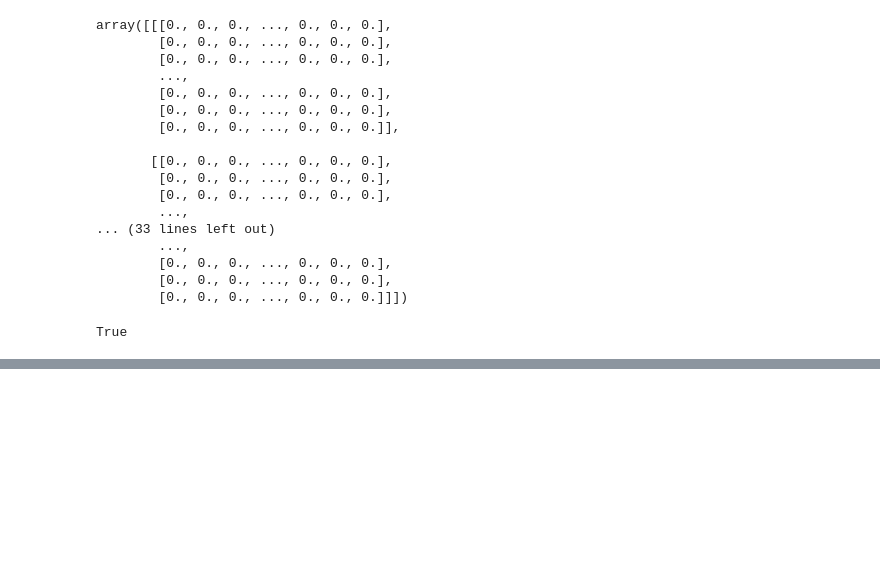
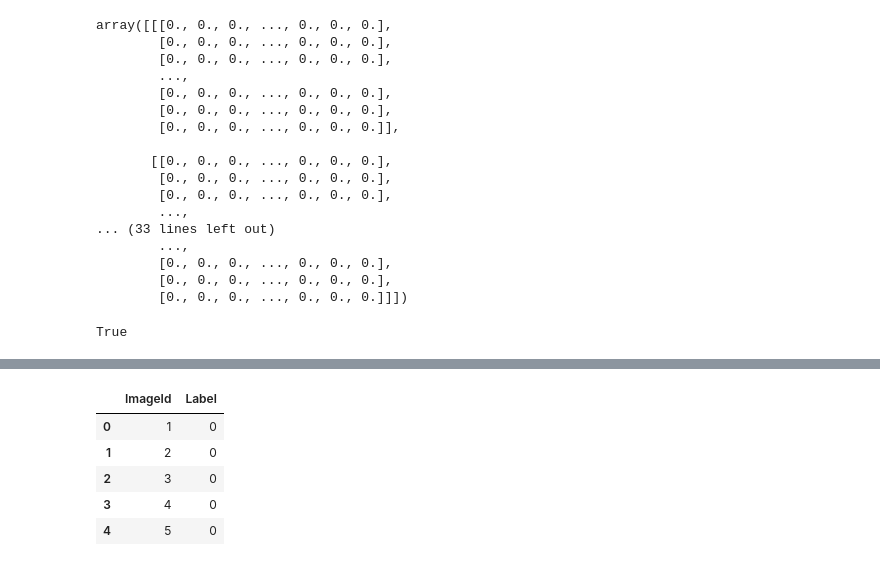
Before and after one commit to godfather-is-me/MNIST-DigitRecogniser, a Jupyter notebook: MNIST_recognizer.ipynb, the cells around one changed output, grey strips where cells are left out. Saved outputs shown, nothing was run; the diff lists cells and outputs as text; code cells hidden in the pictures; blank space fills up the shorter version.

```diff
--- a/MNIST_recognizer.ipynb
+++ b/MNIST_recognizer.ipynb
@@ -257,0 +389,10 @@ model.add(Conv2D(64, (4, 4), input_shape=(28, 28, 1)))
+# %%
+sample_sub1 = pd.read_csv("sample_submission.csv")
+sample_sub1.head()
+# %% [output]
+|  | ImageId | Label |
+| 0 | 1 | 0 |
+| 1 | 2 | 0 |
+| 2 | 3 | 0 |
+| 3 | 4 | 0 |
+| 4 | 5 | 0 |
```
Also changed, not shown: parts of 30 cells of this notebook.
